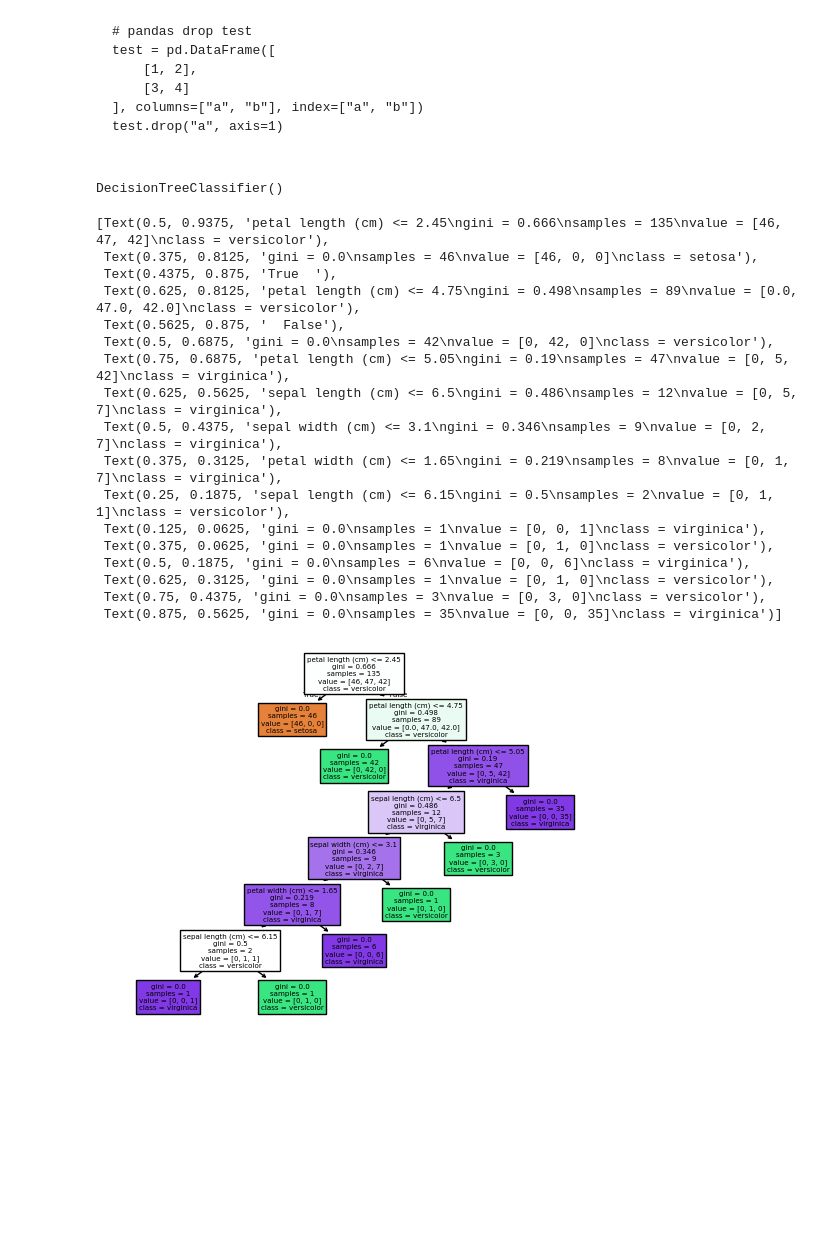
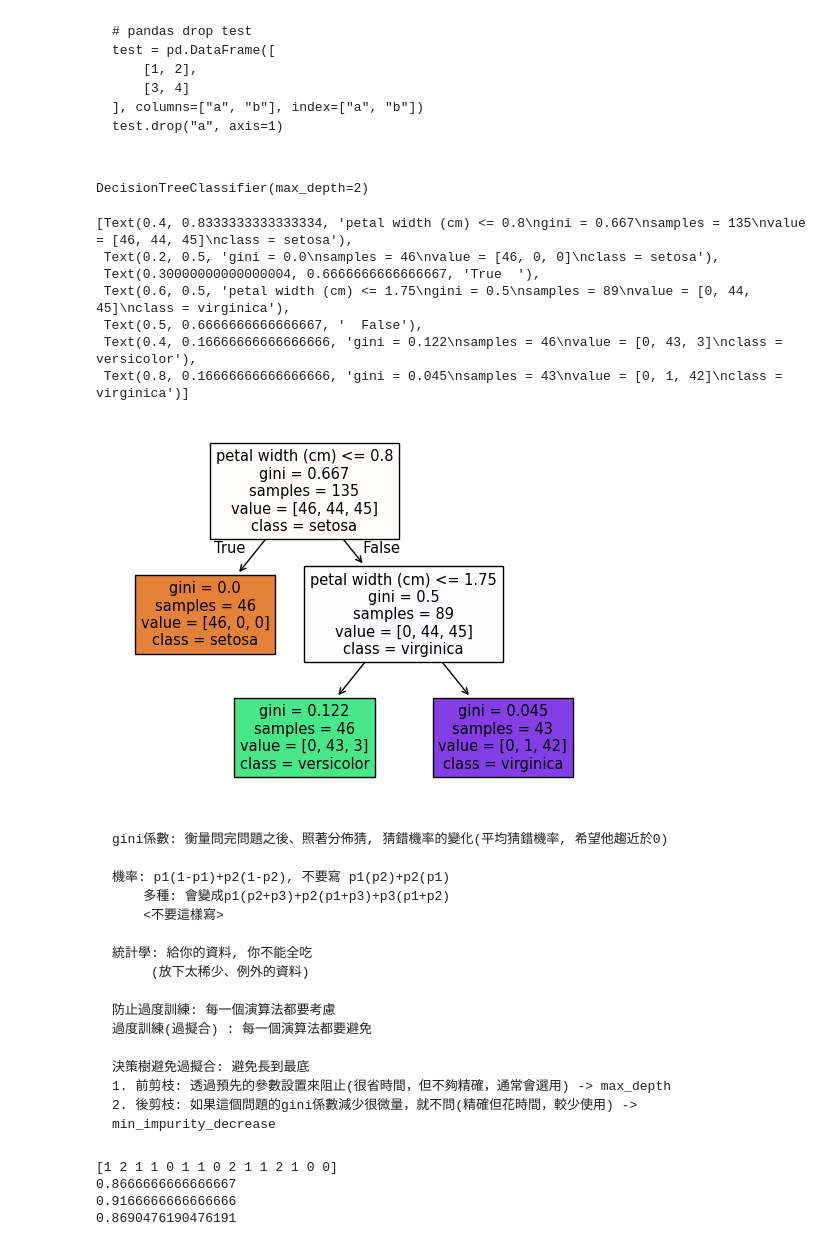
Before and after one commit to kheit9527/2025_TCFST_Python_ML, a Jupyter notebook: 250630_Python_ML_Class01.ipynb, the cells around one changed output. Saved outputs shown, nothing was run; the diff lists cells and outputs as text; code cells hidden in the pictures; blank space fills up the shorter version.

````diff
--- a/250630_Python_ML_Class01.ipynb
+++ b/250630_Python_ML_Class01.ipynb
@@ -143,32 +139,52 @@ y = df["y"]
 x_train, x_test, y_train, y_test = train_test_split(x, y, test_size=0.1)
 # %%
 from sklearn.tree import DecisionTreeClassifier
-clf = DecisionTreeClassifier()
+clf = DecisionTreeClassifier(max_depth = 2) # max_depth = 3
 clf.fit(x_train, y_train)
 # %% [output]
-DecisionTreeClassifier()
+DecisionTreeClassifier(max_depth=2)
 # %%
 from sklearn.tree import plot_tree
-plot_tree(clf, max_depth = 10,
+plot_tree(clf,
           feature_names = iris["feature_names"],
           class_names = iris["target_names"],
           filled = True)
 # %% [output]
-[Text(0.5, 0.9375, 'petal length (cm) <= 2.45\ngini = 0.666\nsamples = 135\nvalue = [46, 47, 42]\nclass = versicolor'),
- Text(0.375, 0.8125, 'gini = 0.0\nsamples = 46\nvalue = [46, 0, 0]\nclass = setosa'),
- Text(0.4375, 0.875, 'True  '),
- Text(0.625, 0.8125, 'petal length (cm) <= 4.75\ngini = 0.498\nsamples = 89\nvalue = [0.0, 47.0, 42.0]\nclass = versicolor'),
- Text(0.5625, 0.875, '  False'),
- Text(0.5, 0.6875, 'gini = 0.0\nsamples = 42\nvalue = [0, 42, 0]\nclass = versicolor'),
- Text(0.75, 0.6875, 'petal length (cm) <= 5.05\ngini = 0.19\nsamples = 47\nvalue = [0, 5, 42]\nclass = virginica'),
- Text(0.625, 0.5625, 'sepal length (cm) <= 6.5\ngini = 0.486\nsamples = 12\nvalue = [0, 5, 7]\nclass = virginica'),
- Text(0.5, 0.4375, 'sepal width (cm) <= 3.1\ngini = 0.346\nsamples = 9\nvalue = [0, 2, 7]\nclass = virginica'),
- Text(0.375, 0.3125, 'petal width (cm) <= 1.65\ngini = 0.219\nsamples = 8\nvalue = [0, 1, 7]\nclass = virginica'),
- Text(0.25, 0.1875, 'sepal length (cm) <= 6.15\ngini = 0.5\nsamples = 2\nvalue = [0, 1, 1]\nclass = versicolor'),
- Text(0.125, 0.0625, 'gini = 0.0\nsamples = 1\nvalue = [0, 0, 1]\nclass = virginica'),
- Text(0.375, 0.0625, 'gini = 0.0\nsamples = 1\nvalue = [0, 1, 0]\nclass = versicolor'),
- Text(0.5, 0.1875, 'gini = 0.0\nsamples = 6\nvalue = [0, 0, 6]\nclass = virginica'),
- Text(0.625, 0.3125, 'gini = 0.0\nsamples = 1\nvalue = [0, 1, 0]\nclass = versicolor'),
- Text(0.75, 0.4375, 'gini = 0.0\nsamples = 3\nvalue = [0, 3, 0]\nclass = versicolor'),
- Text(0.875, 0.5625, 'gini = 0.0\nsamples = 35\nvalue = [0, 0, 35]\nclass = virginica')]
+[Text(0.4, 0.8333333333333334, 'petal width (cm) <= 0.8\ngini = 0.667\nsamples = 135\nvalue = [46, 44, 45]\nclass = setosa'),
+ Text(0.2, 0.5, 'gini = 0.0\nsamples = 46\nvalue = [46, 0, 0]\nclass = setosa'),
+ Text(0.30000000000000004, 0.6666666666666667, 'True  '),
+ Text(0.6, 0.5, 'petal width (cm) <= 1.75\ngini = 0.5\nsamples = 89\nvalue = [0, 44, 45]\nclass = virginica'),
+ Text(0.5, 0.6666666666666667, '  False'),
+ Text(0.4, 0.16666666666666666, 'gini = 0.122\nsamples = 46\nvalue = [0, 43, 3]\nclass = versicolor'),
+ Text(0.8, 0.16666666666666666, 'gini = 0.045\nsamples = 43\nvalue = [0, 1, 42]\nclass = virginica')]
-[figure, old version]
+[figure, new version]
+# %% [markdown]
+```
+gini係數: 衡量問完問題之後、照著分佈猜, 猜錯機率的變化(平均猜錯機率, 希望他趨近於0)
+
+機率: p1(1-p1)+p2(1-p2), 不要寫 p1(p2)+p2(p1)
+    多種: 會變成p1(p2+p3)+p2(p1+p3)+p3(p1+p2)
+    <不要這樣寫>
+
+統計學: 給你的資料, 你不能全吃
+     (放下太稀少、例外的資料)
+
+防止過度訓練: 每一個演算法都要考慮
+過度訓練(過擬合) : 每一個演算法都要避免
+
+決策樹避免過擬合: 避免長到最底
+1. 前剪枝: 透過預先的參數設置來阻止(很省時間，但不夠精確，通常會選用) -> max_depth
+2. 後剪枝: 如果這個問題的gini係數減少很微量，就不問(精確但花時間，較少使用) -> min_impurity_decrease
+```
+# %%
+from sklearn.metrics import accuracy_score, balanced_accuracy_score, f1_score
+pre = clf.predict(x_test)
+print(pre)
+print(accuracy_score(pre, y_test))
+print(balanced_accuracy_score(pre, y_test))
+print(f1_score(pre, y_test, average='macro'))
+# %% [output]
+[1 2 1 1 0 1 1 0 2 1 1 2 1 0 0]
+0.8666666666666667
+0.9166666666666666
+0.8690476190476191
````
Also changed, not shown: parts of 5 cells of this notebook.
